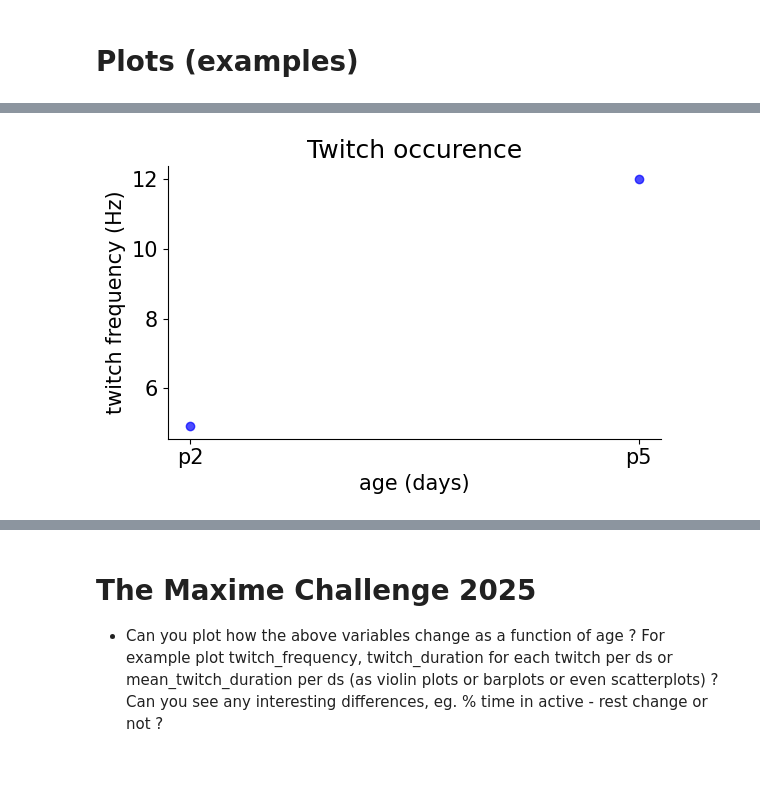
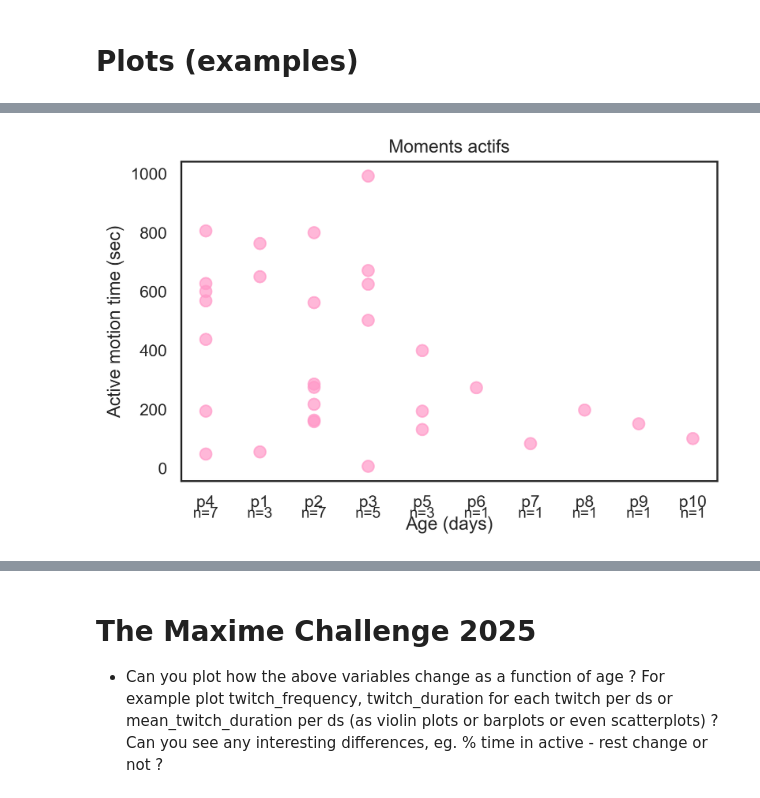
Before and after one commit to SofiaZang/Mousecraft, a Jupyter notebook: demo/mousecraft_beh_plots.ipynb, the cells around one changed output, grey strips where cells are left out. Cells and saved outputs as stored; diff of their text form; code cells hidden in the pictures; blank space fills up the shorter version.

Commit message:
plots

```diff
--- a/demo/mousecraft_beh_plots.ipynb
+++ b/demo/mousecraft_beh_plots.ipynb
@@ -40,7 +55,7 @@ def build_groups_from_excel(excel_path):
 
     return dict(genotype_age_groups), dict(age_only_groups)
 # %%
-pixelnmf_params = r'C:/Users/zaggila/Documents/pixelNMF/data_proc/pixelnmf_params.xlsx' # metadata xls
+pixelnmf_params = r'D:\Users\Max\Documents\data_proc/pixelnmf_params.xlsx' # metadata xls
 # %% [markdown]
 # Make age and genotype groups based on pixelnmf_params (metadata file)
 # %%
@@ -569,10 +568,10 @@ def load_mousecraft_validations(params_path, data_root=None, mode="cells"): #or
         # Parse mouse_id and session
         parts = ds.split('_')
         mouse_id = parts[0]  # 'sz089'
-        session = parts[1] + "_" + parts[2]  # '2024-06-06_a'
+        session = "_".join(parts[1:])
 
         # Build path: data_proc/cells/sz089/2024-06-06_a/mousecraft/validation_MF_final.xls
-        validation_path = Path(data_root) / mode / mouse_id / session / 'mousecraft' / 'validation_HF_final.xlsx'
+        validation_path = Path(data_root) / mode / mouse_id / session / 'mousecraft_output' / 'validation_HF_final.xlsx'
 
         if not validation_path.exists():
             print(f"⚠️ Missing Mousecraft file for {ds} at {validation_path}")
@@ -649,5 +648,5 @@ def load_mousecraft_validations(params_path, data_root=None, mode="cells"): #or
 
     return pd.DataFrame.from_dict(results, orient='index').reset_index().rename(columns={'index': 'ds'}) # dataframe to merge with metadata xls
 # %%
-mousecraft_validated_beh_results = load_mousecraft_validations(pixelnmf_params, data_root=r'C:\Users\zaggila\Documents\pixelNMF\data_proc', mode="cells")
+mousecraft_validated_beh_results = load_mousecraft_validations(pixelnmf_params, data_root=r'D:\Users\Max\Documents\data_proc\sz', mode="cells")
 # %% [output]
@@ -689,10 +757,42 @@ plt.show()
 # %%
-plt.figure(figsize=(6,4))
-plt.scatter(merged_df['age'], merged_df['mean_twitch_interval'], c='blue', alpha=0.7)
-plt.xlabel('age (days)')
-plt.ylabel('twitch frequency (Hz)')
-plt.title('Twitch occurence')
+plt.figure(figsize=(6, 4))
+
+# rose clair
+pink = '#ff99c8'  # couleur rose clair
+
+plt.scatter(
+    merged_df['age'],
+    merged_df['active_motion_time_sec'],  # variable pour moments actifs
+    c=pink,
+    alpha=0.7,
+    s=60
+)
+
+plt.xlabel('Age (days)')
+plt.ylabel('Active motion time (sec)')
+plt.title('Moments actifs')
+
+# compter le nombre d'individus par âge
+age_counts = merged_df['age'].value_counts().sort_index()
+
+# ajouter "n = x" sous les ticks
+xticks = sorted(merged_df['age'].unique())
+plt.xticks(xticks)
+
+ymin, ymax = plt.ylim()
+offset = (ymax - ymin) * 0.08  # 8% sous l'axe
+
+for age in xticks:
+    n = age_counts.get(age, 0)
+    plt.text(
+        age,
+        ymin - offset,
+        f"n={n}",
+        ha='center', va='top',
+        fontsize=10
+    )
+
 plt.tight_layout()
 plt.show()
 # %% [output]
-[figure, old version]
+[figure, new version]
```
Also changed, not shown: parts of 18 cells of this notebook, 2 other files.
